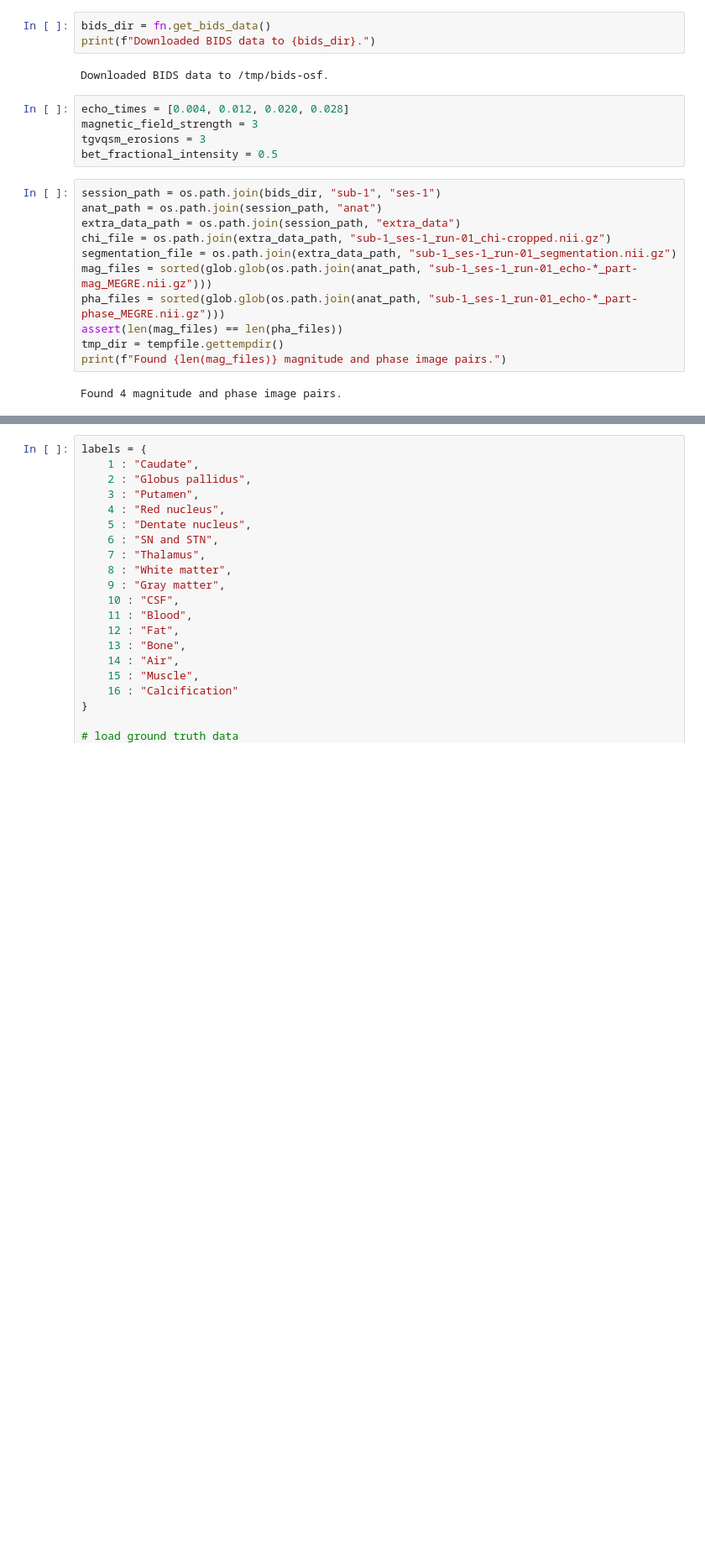
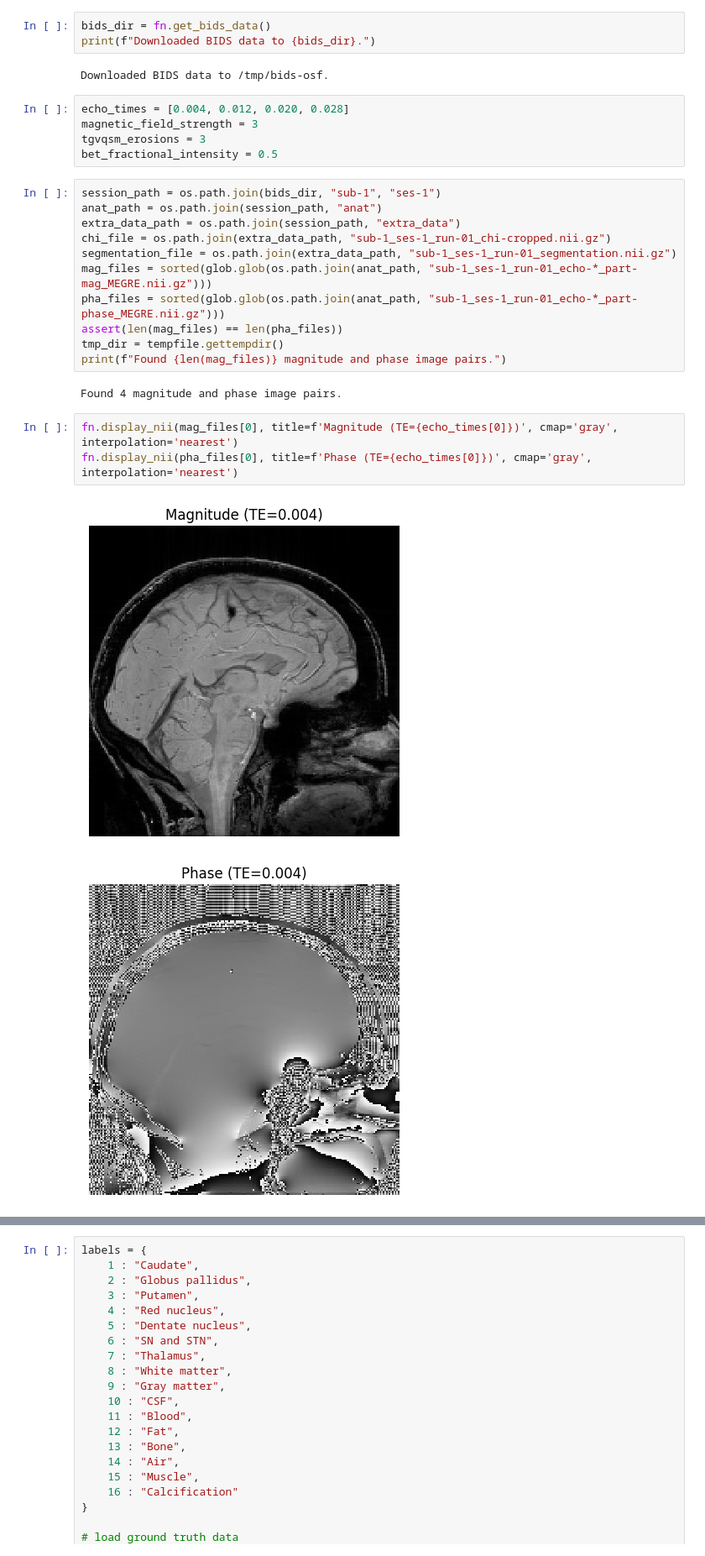
Before and after one commit to astewartau/2022-qsm-orientation-abstract, a Jupyter notebook: abstract-code.ipynb, the cells around one changed output, grey strips where cells are left out. Shown at 84% size. Drawn from its saved outputs; the diff is of its cells as text; blank space fills up the shorter version.

```diff
--- a/abstract-code.ipynb
+++ b/abstract-code.ipynb
@@ -26,6 +27,12 @@ tmp_dir = tempfile.gettempdir()
 print(f"Found {len(mag_files)} magnitude and phase image pairs.")
 # %% [output]
 Found 4 magnitude and phase image pairs.
+# %%
+fn.display_nii(mag_files[0], title=f'Magnitude (TE={echo_times[0]})', cmap='gray', interpolation='nearest')
+fn.display_nii(pha_files[0], title=f'Phase (TE={echo_times[0]})', cmap='gray', interpolation='nearest')
+# %% [output]
+[figure, added]
+[figure, added]
 # %%
 # create augmented data
 degrees = [1, 2, 3, 4, 5, 10, 15, 20, 25, 30, 35, 40, 45]
```
Also changed, not shown: parts of 4 cells of this notebook, 1 other file.
